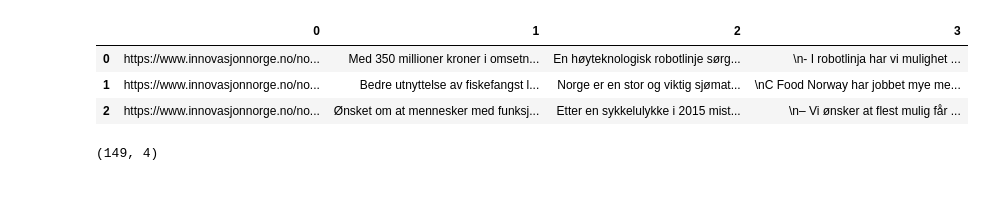
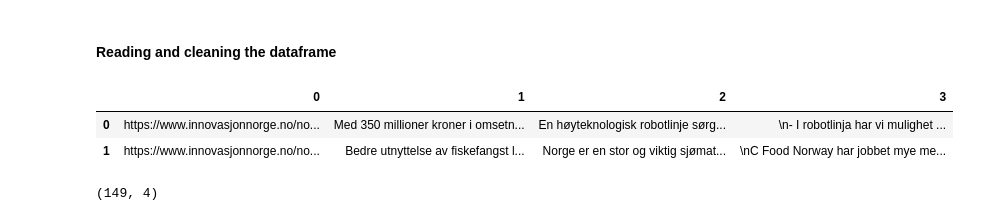
Before and after one commit to AnneEstoppey/WebScrapingToDataframeNLP, a Jupyter notebook: description_analysis.ipynb, the cells around one changed output. Cells and saved outputs as stored; diff of their text form; code cells hidden in the pictures; blank space fills up the shorter version.

```diff
--- a/description_analysis.ipynb
+++ b/description_analysis.ipynb
@@ -4,15 +13,16 @@ import re
+# %% [markdown]
+#### Reading and cleaning the dataframe
 # %%
 # read csv file 'description.csv
 df = pd.read_csv('description_.csv', header=None)
 # %%
 pd.set_option('display.max_colwidth', None)
 # %%
-df.head(3)
+df.head(2)
 # %% [output]
 |  | 0 | 1 | 2 | 3 |
 | 0 | https://www.innovasjonnorge.no/no... | Med 350 millioner kroner i omsetn... | En høyteknologisk robotlinje sørg... | \n- I robotlinja har vi mulighet ... |
 | 1 | https://www.innovasjonnorge.no/no... | Bedre utnyttelse av fiskefangst l... | Norge er en stor og viktig sjømat... | \nC Food Norway har jobbet mye me... |
-| 2 | https://www.innovasjonnorge.no/no... | Ønsket om at mennesker med funksj... | Etter en sykkelulykke i 2015 mist... | \n– Vi ønsker at flest mulig får ... |
 # %%
 df.shape
 # %% [output]
```
Also changed, not shown: parts of 22 cells of this notebook.
